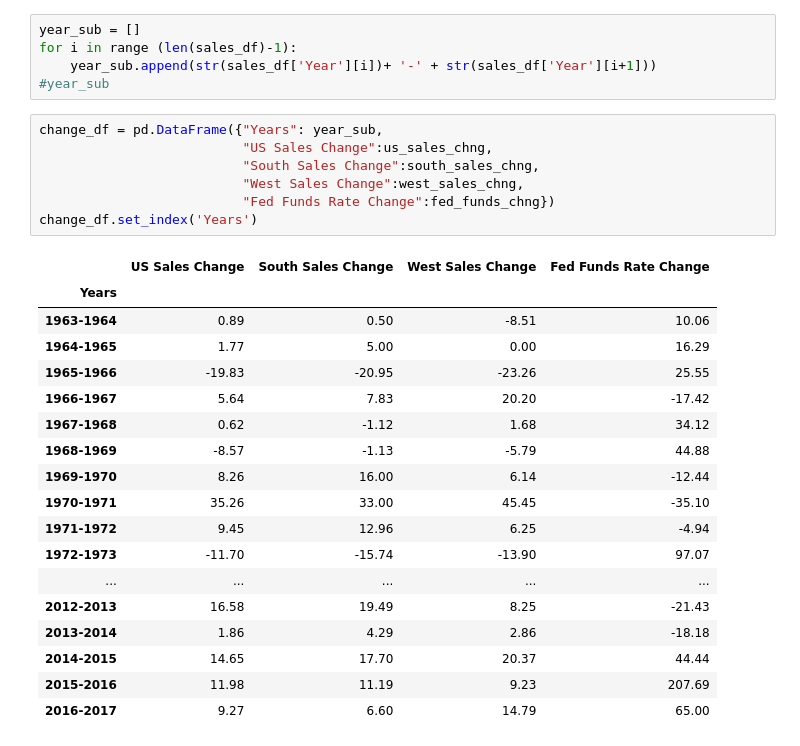
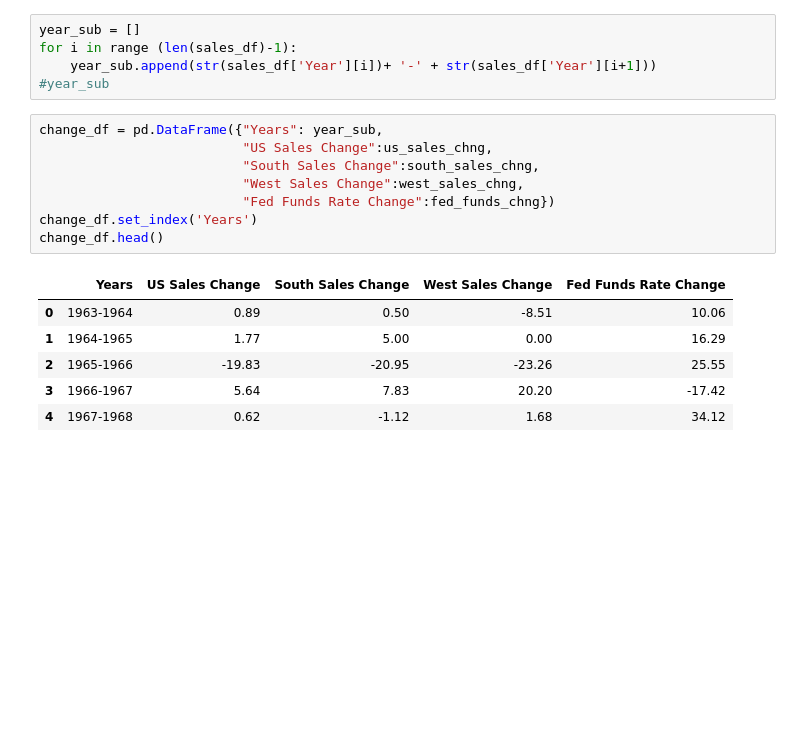
Before and after one commit to CarlosCocuy/ProjectRepo, a Jupyter notebook: fed_funds_analysis.ipynb, the cells around one changed output. Cells and saved outputs as stored; diff of their text form; blank space fills up the shorter version.

```diff
--- a/fed_funds_analysis.ipynb
+++ b/fed_funds_analysis.ipynb
@@ -97,26 +98,15 @@ for i in range (len(sales_df)-1):
 # %%
 change_df = pd.DataFrame({"Years": year_sub,
                           "US Sales Change":us_sales_chng,
                           "South Sales Change":south_sales_chng,
                           "West Sales Change":west_sales_chng,
                           "Fed Funds Rate Change":fed_funds_chng})
 change_df.set_index('Years')
+change_df.head()
 # %% [output]
-|  | US Sales Change | South Sales Change | West Sales Change | Fed Funds Rate Change |
-| Years |  |  |  |  |
-| 1963-1964 | 0.89 | 0.50 | -8.51 | 10.06 |
-| 1964-1965 | 1.77 | 5.00 | 0.00 | 16.29 |
-| 1965-1966 | -19.83 | -20.95 | -23.26 | 25.55 |
-| 1966-1967 | 5.64 | 7.83 | 20.20 | -17.42 |
-| 1967-1968 | 0.62 | -1.12 | 1.68 | 34.12 |
-| 1968-1969 | -8.57 | -1.13 | -5.79 | 44.88 |
-| 1969-1970 | 8.26 | 16.00 | 6.14 | -12.44 |
-| 1970-1971 | 35.26 | 33.00 | 45.45 | -35.10 |
-| 1971-1972 | 9.45 | 12.96 | 6.25 | -4.94 |
-| 1972-1973 | -11.70 | -15.74 | -13.90 | 97.07 |
-| ... | ... | ... | ... | ... |
-| 2012-2013 | 16.58 | 19.49 | 8.25 | -21.43 |
-| 2013-2014 | 1.86 | 4.29 | 2.86 | -18.18 |
-| 2014-2015 | 14.65 | 17.70 | 20.37 | 44.44 |
-| 2015-2016 | 11.98 | 11.19 | 9.23 | 207.69 |
-| 2016-2017 | 9.27 | 6.60 | 14.79 | 65.00 |
+|  | Years | US Sales Change | South Sales Change | West Sales Change | Fed Funds Rate Change |
+| 0 | 1963-1964 | 0.89 | 0.50 | -8.51 | 10.06 |
+| 1 | 1964-1965 | 1.77 | 5.00 | 0.00 | 16.29 |
+| 2 | 1965-1966 | -19.83 | -20.95 | -23.26 | 25.55 |
+| 3 | 1966-1967 | 5.64 | 7.83 | 20.20 | -17.42 |
+| 4 | 1967-1968 | 0.62 | -1.12 | 1.68 | 34.12 |
```
Also changed, not shown: parts of 5 cells of this notebook, 4 other files.
